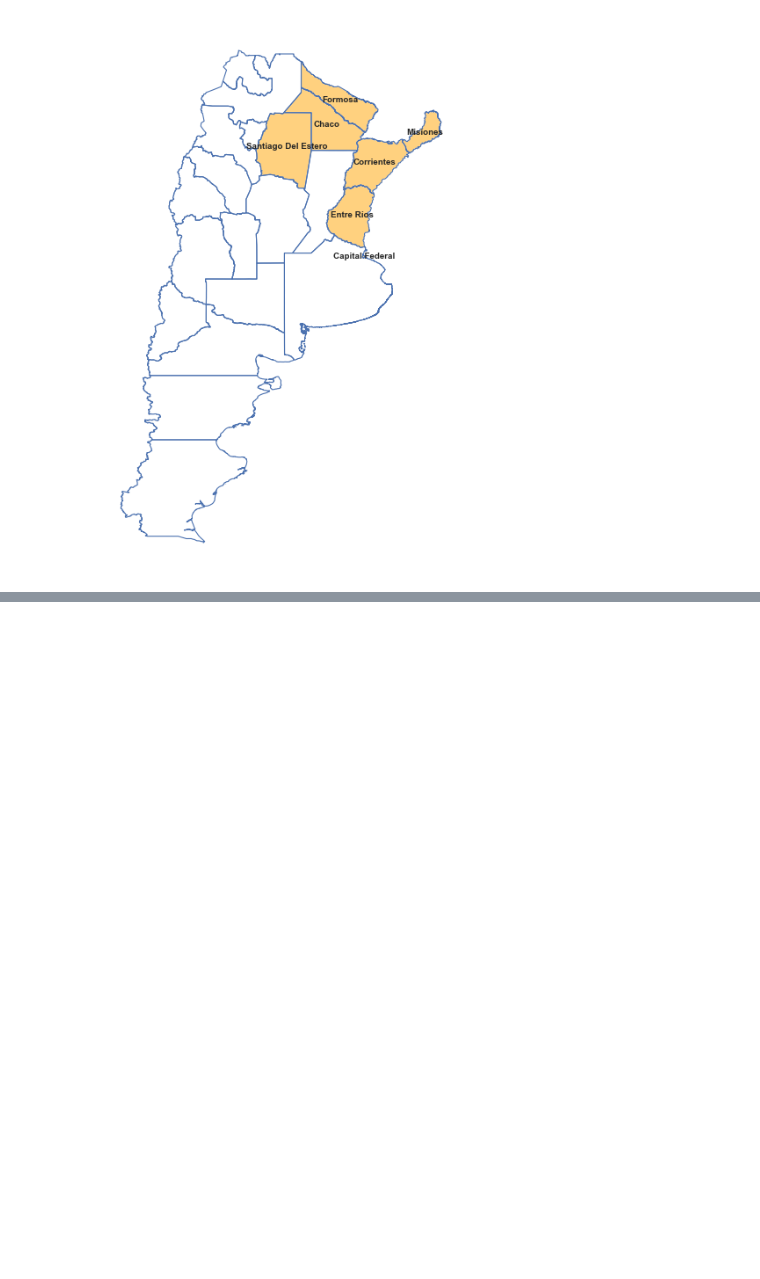
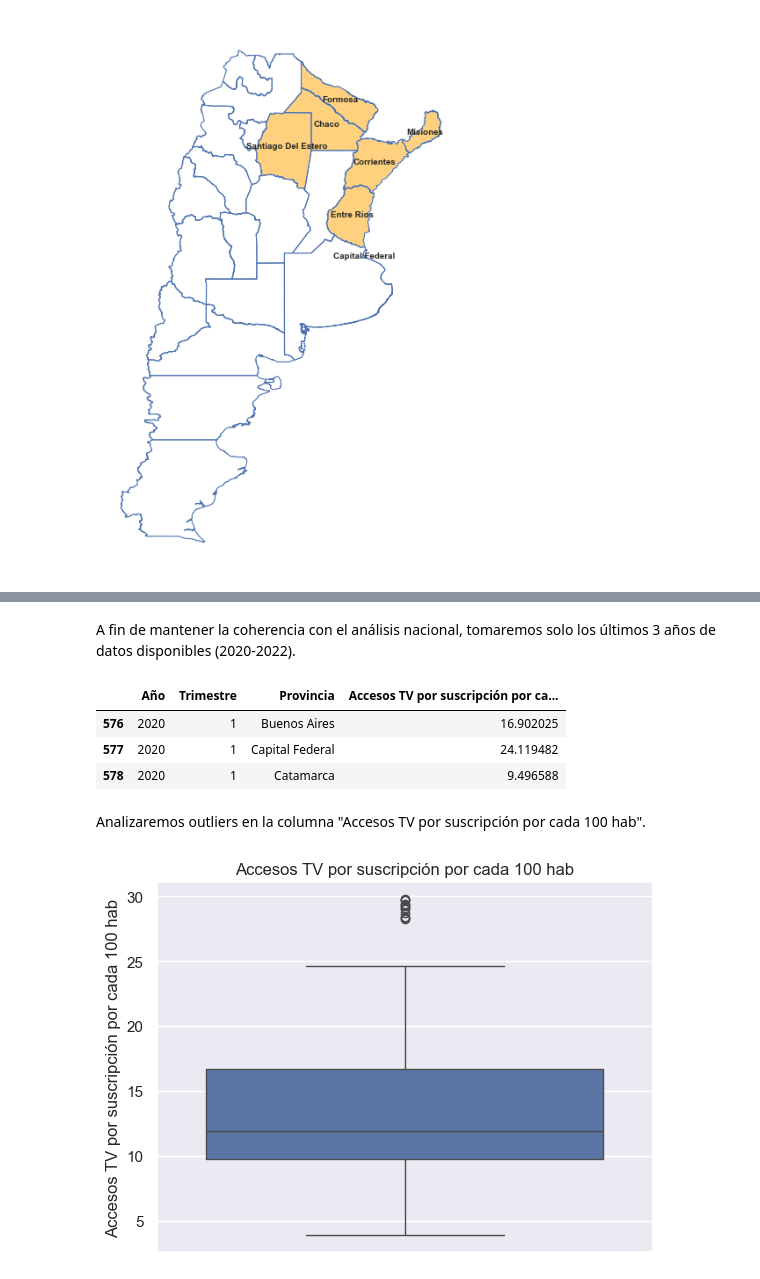
Before and after one commit to dsdrajlin/PI-DA-Telecomunicaciones, a Jupyter notebook: EDA2.ipynb, the cells around one changed output, grey strips where cells are left out. Cells and saved outputs as stored; diff of their text form; code cells hidden in the pictures; blank space fills up the shorter version.

```diff
--- a/EDA2.ipynb
+++ b/EDA2.ipynb
@@ -366,0 +480,5 @@ plt.show()
+# %%
+penetracion_provincia_tv = pd.read_excel("./Datasets/Television.xlsx",
+                                       sheet_name="Penetracion_provincia_TV")
+
+penetracion_provincia_tv.head()
@@ -366,0 +520,19 @@ plt.show()
+# %% [markdown]
+A fin de mantener la coherencia con el análisis nacional, tomaremos solo los últimos 3 años de datos disponibles (2020-2022).
+# %%
+penetracion_provincia_tv = penetracion_provincia_tv[penetracion_provincia_tv["Año"] > 2019]
+
+penetracion_provincia_tv.head(3)
+# %% [output]
+|  | Año | Trimestre | Provincia | Accesos TV por suscripción por ca... |
+| 576 | 2020 | 1 | Buenos Aires | 16.902025 |
+| 577 | 2020 | 1 | Capital Federal | 24.119482 |
+| 578 | 2020 | 1 | Catamarca | 9.496588 |
+# %% [markdown]
+Analizaremos outliers en la columna "Accesos TV por suscripción por cada 100 hab".
+# %%
+# Crear el boxplot.
+sns.boxplot(data=penetracion_provincia_tv, y="Accesos TV por suscripción por cada 100 hab")
+plt.title("Accesos TV por suscripción por cada 100 hab");
+# %% [output]
+[figure, added]
```
Also changed, not shown: parts of 36 cells of this notebook, 5 other files.
